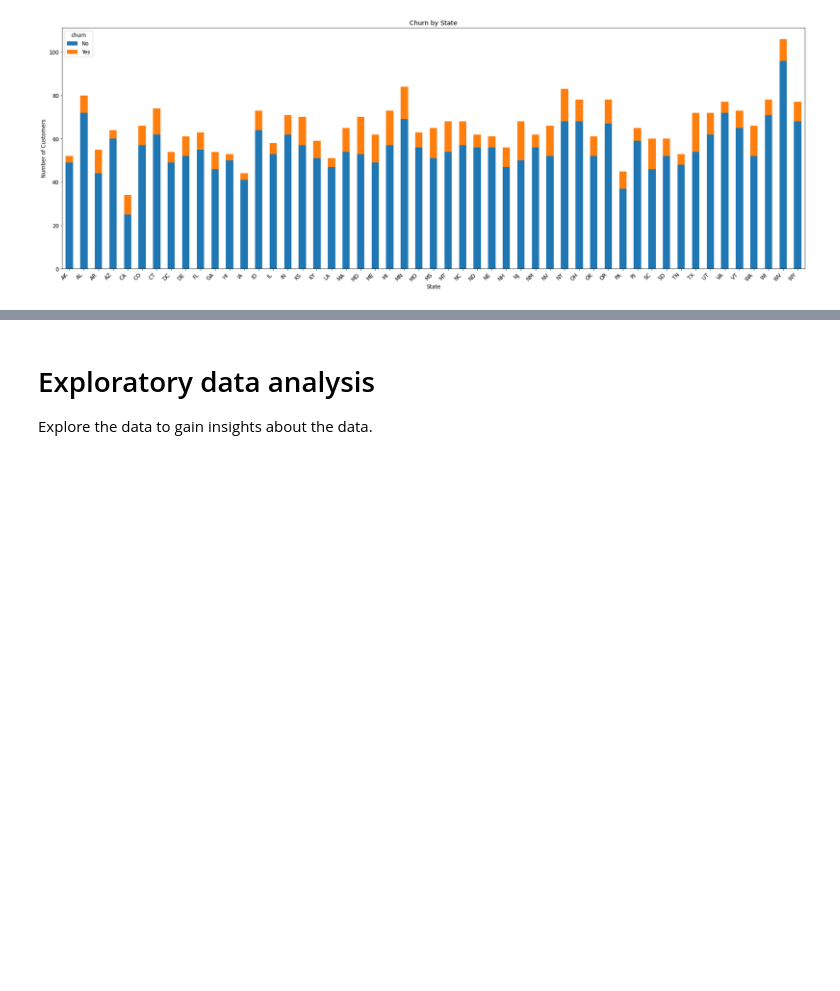
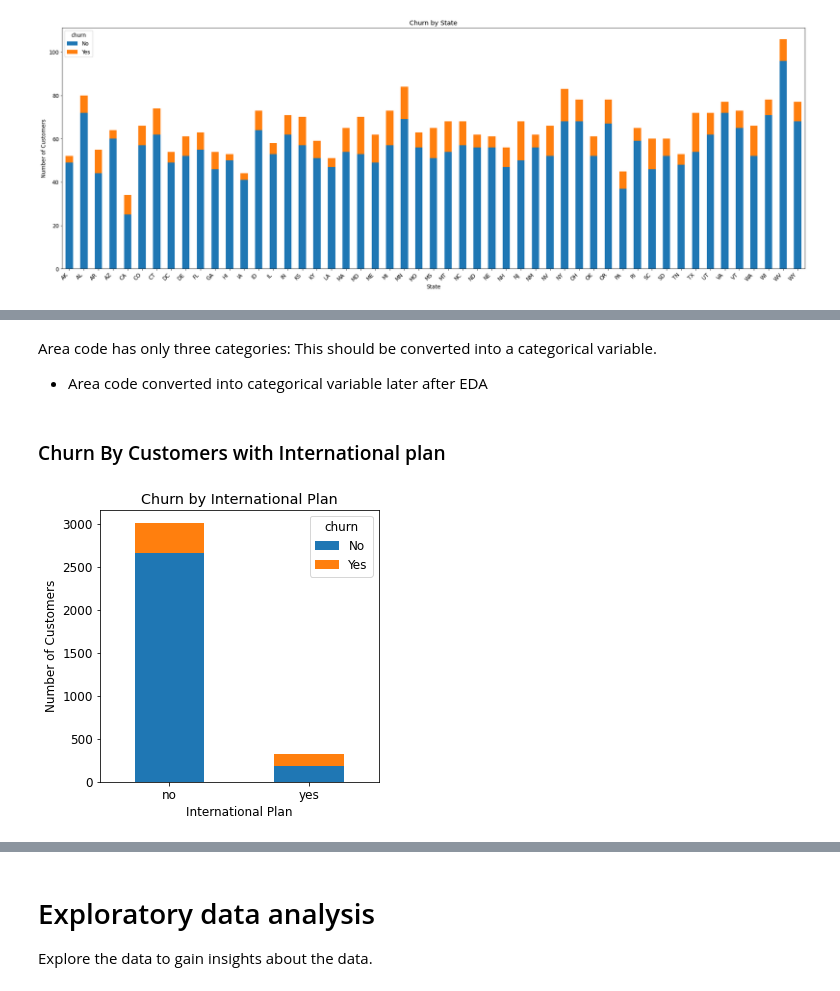
Before and after one commit to NicholasKIRUI/Moringa-Data-Science-Course-Phase-3-Project, a Jupyter notebook: index.ipynb, the cells around one changed output, grey strips where cells are left out. Drawn from its saved outputs; the diff is of its cells as text; code cells hidden in the pictures; blank space fills up the shorter version.

```diff
--- a/index.ipynb
+++ b/index.ipynb
@@ -127,0 +164,23 @@ plt.show()
+# %% [markdown]
+Area code has only three categories: This should be converted into a categorical variable.
+- Area code converted into categorical variable later after EDA
+# %% [markdown]
+### Churn By Customers with International plan
+# %%
+# Group by 'international plan' and 'churn', count the occurrences, unstack to prepare for plotting
+df.groupby(["international plan", "churn"]).size().unstack().plot(
+    kind='bar',
+    stacked=True,
+    figsize=(5, 5)
+)
+
+# Adding labels and title for better understanding
+plt.xlabel('International Plan')
+plt.ylabel('Number of Customers')
+plt.title('Churn by International Plan')
+plt.xticks(rotation=0)  # Keep the x-axis labels horizontal for better readability
+
+# Show the plot
+plt.show()
+# %% [output]
+[figure, added]
```
Also changed, not shown: parts of 6 cells of this notebook, 2 other files.
